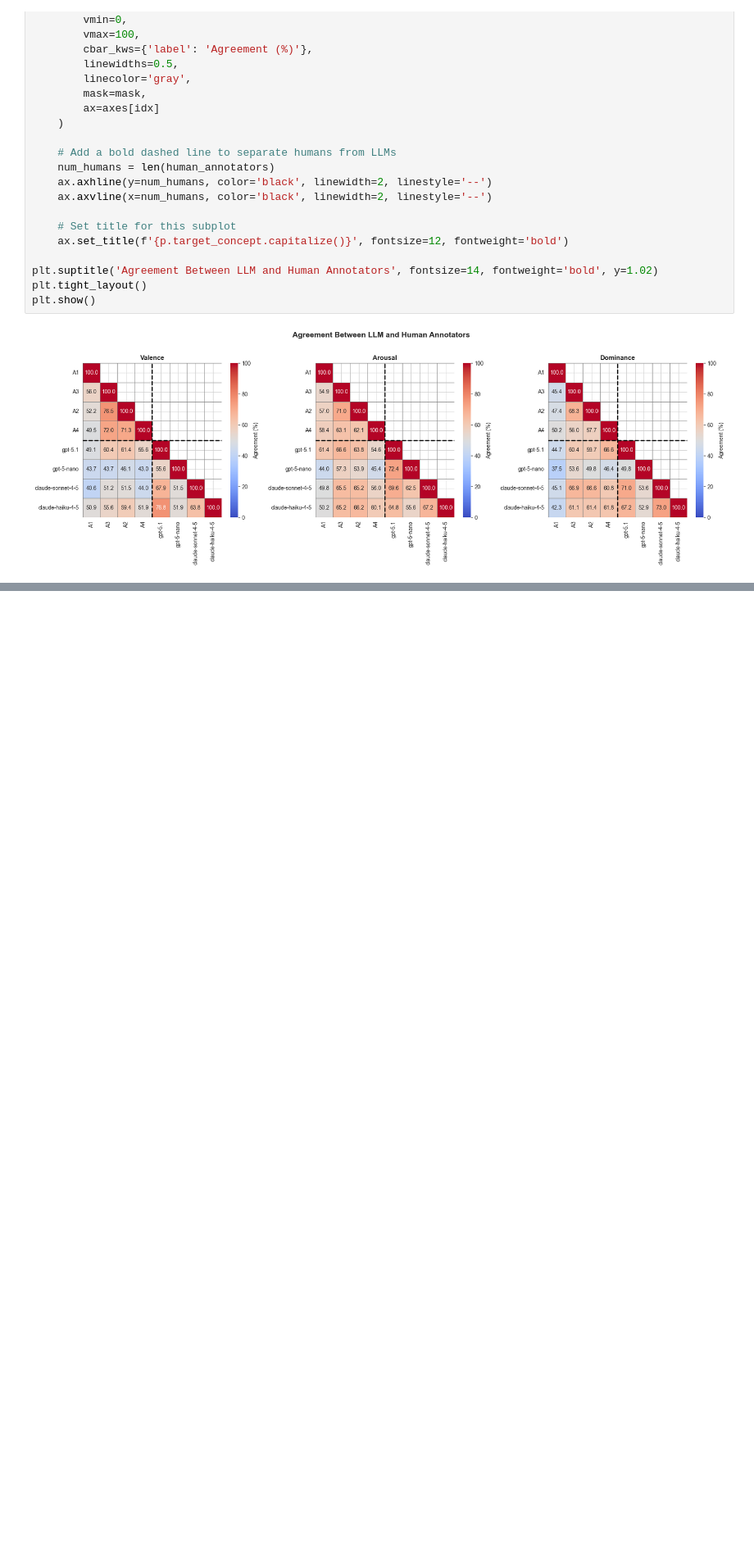
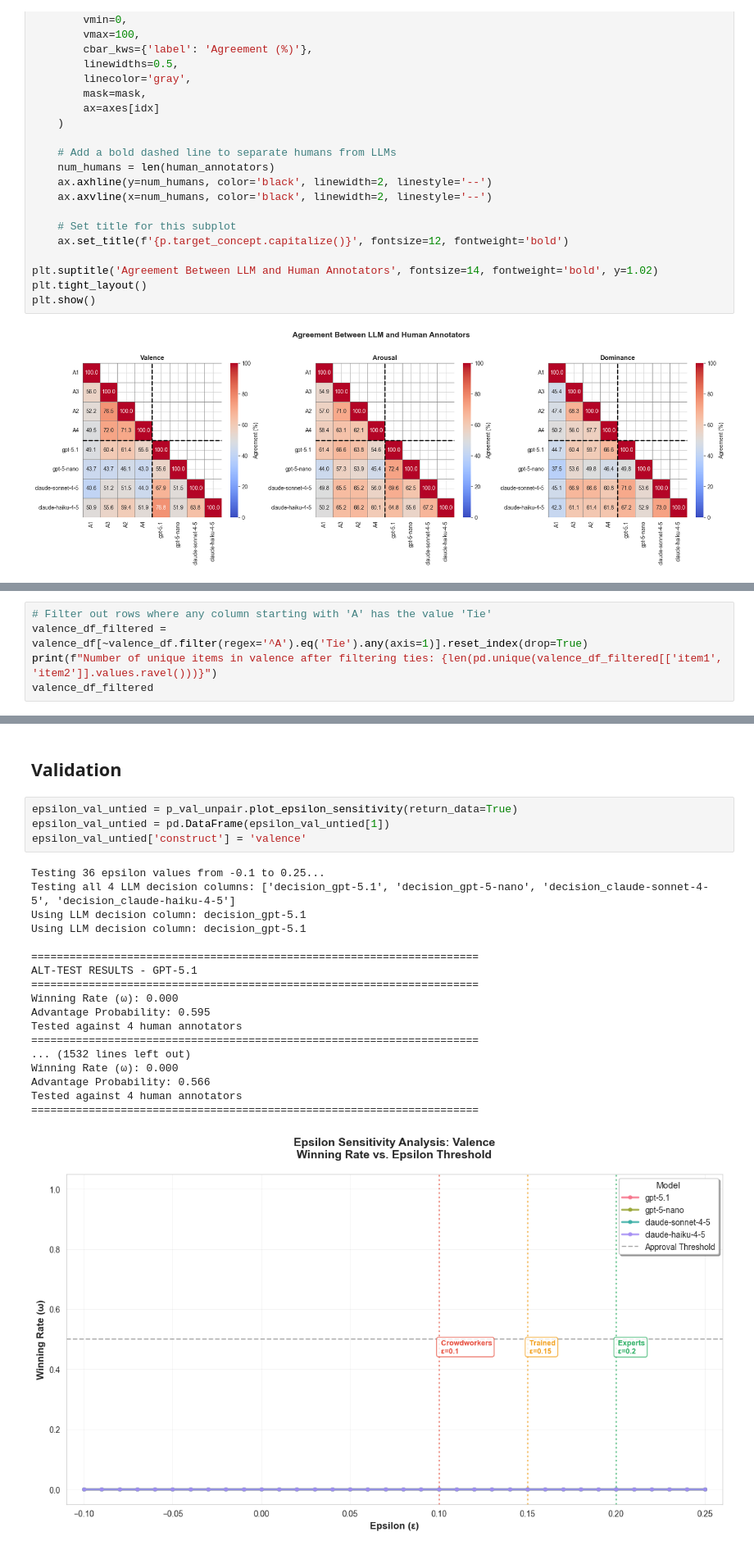
Before and after one commit to EDSI-UMD-College-Park/EmoPair, a Jupyter notebook: validate_LLMs.ipynb, the cells around one changed output, grey strips where cells are left out. Shown at 82% size. Drawn from its saved outputs; the diff is of its cells as text; blank space fills up the shorter version.

```diff
--- a/validate_LLMs.ipynb
+++ b/validate_LLMs.ipynb
@@ -654,0 +660,5 @@ plt.show()
+# %%
+# Filter out rows where any column starting with 'A' has the value 'Tie'
+valence_df_filtered = valence_df[~valence_df.filter(regex='^A').eq('Tie').any(axis=1)].reset_index(drop=True)
+print(f"Number of unique items in valence after filtering ties: {len(pd.unique(valence_df_filtered[['item1', 'item2']].values.ravel()))}")
+valence_df_filtered
@@ -654,0 +830,25 @@ plt.show()
+# %% [markdown]
+## Validation
+# %%
+epsilon_val_untied = p_val_unpair.plot_epsilon_sensitivity(return_data=True)
+epsilon_val_untied = pd.DataFrame(epsilon_val_untied[1])
+epsilon_val_untied['construct'] = 'valence'
+# %% [output]
+Testing 36 epsilon values from -0.1 to 0.25...
+Testing all 4 LLM decision columns: ['decision_gpt-5.1', 'decision_gpt-5-nano', 'decision_claude-sonnet-4-5', 'decision_claude-haiku-4-5']
+Using LLM decision column: decision_gpt-5.1
+Using LLM decision column: decision_gpt-5.1
+
+======================================================================
+ALT-TEST RESULTS - GPT-5.1
+======================================================================
+Winning Rate (ω): 0.000
+Advantage Probability: 0.595
+Tested against 4 human annotators
+======================================================================
+... (1532 lines left out)
+Winning Rate (ω): 0.000
+Advantage Probability: 0.566
+Tested against 4 human annotators
+======================================================================
+[figure, added]
```
Also changed, not shown: parts of 20 cells of this notebook, 10 other files.
